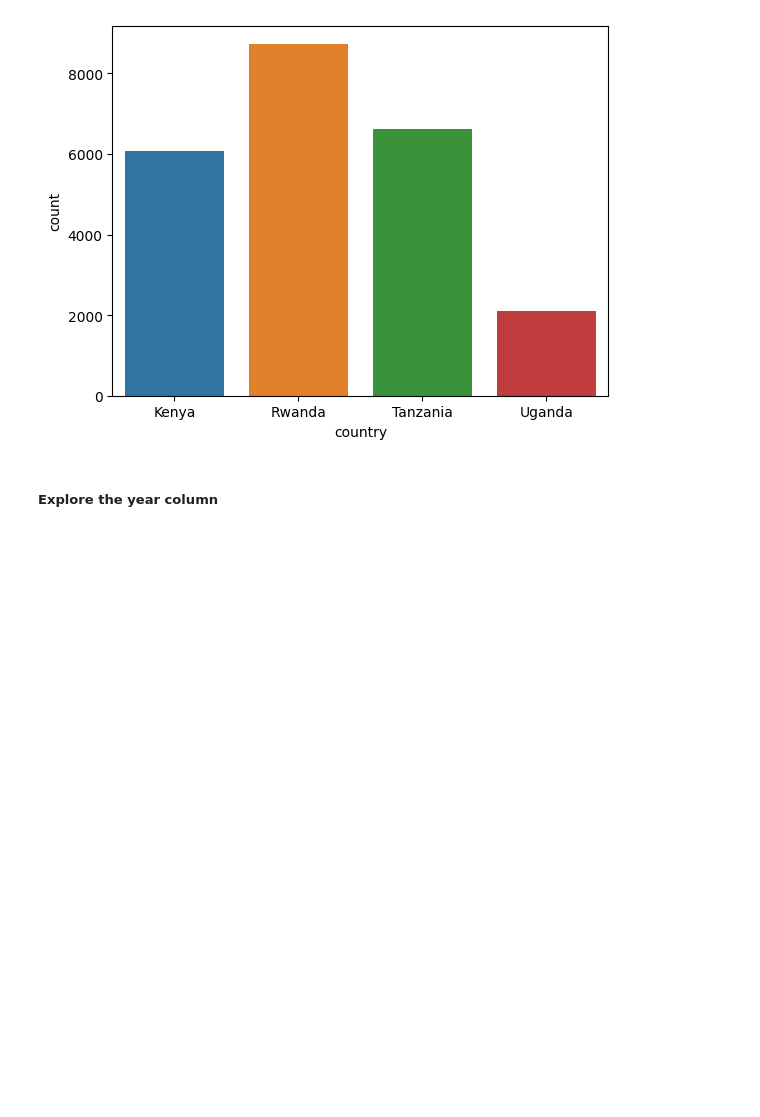
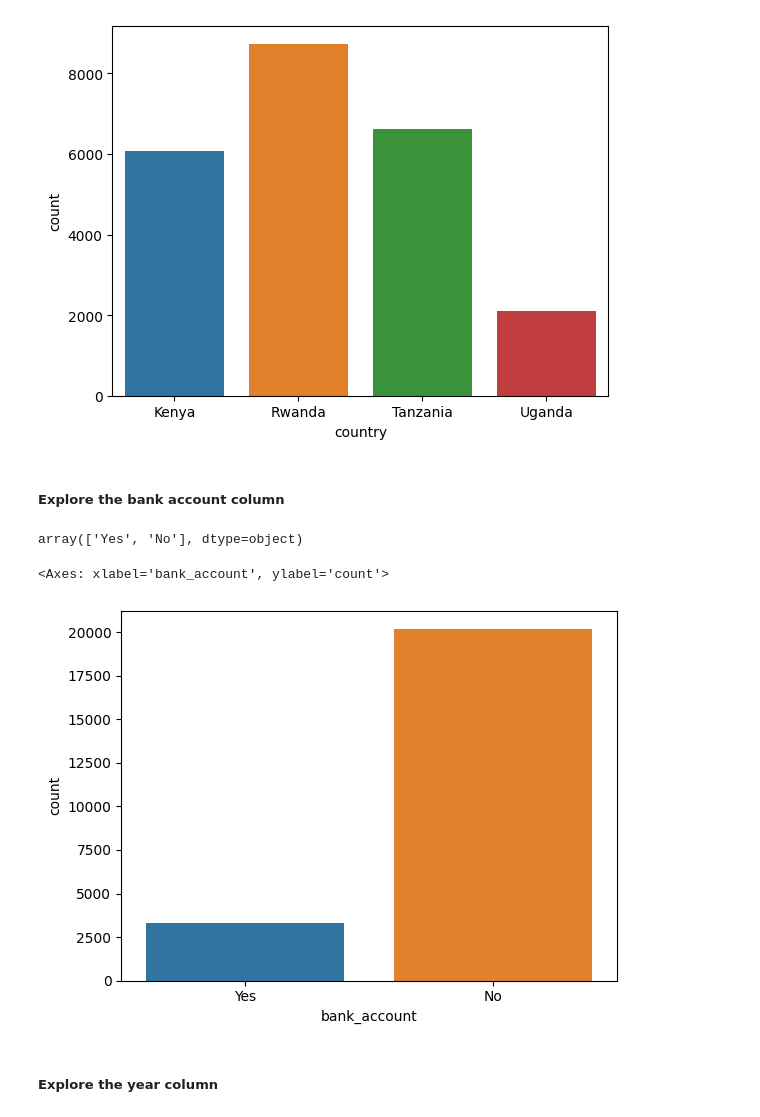
Before and after one commit to Njeri-Gitome/Financial_Inclusion_in_Africa, a Jupyter notebook: financial.ipynb, the cells around one changed output. Saved outputs shown, nothing was run; the diff lists cells and outputs as text; code cells hidden in the pictures; blank space fills up the shorter version.

```diff
--- a/financial.ipynb
+++ b/financial.ipynb
@@ -128,6 +128,17 @@ sns.countplot(train, x ='country')
 # %% [output]
 <Axes: xlabel='country', ylabel='count'>
 [figure]
+# %% [markdown]
+##### Explore the bank account column
+# %%
+train['bank_account'].unique()
+# %% [output]
+array(['Yes', 'No'], dtype=object)
+# %%
+sns.countplot(train, x= 'bank_account')
+# %% [output]
+<Axes: xlabel='bank_account', ylabel='count'>
+[figure, added]
 # %% [markdown]
 ##### Explore the year column
 # %%
```
Also changed, not shown: parts of 35 cells of this notebook.
